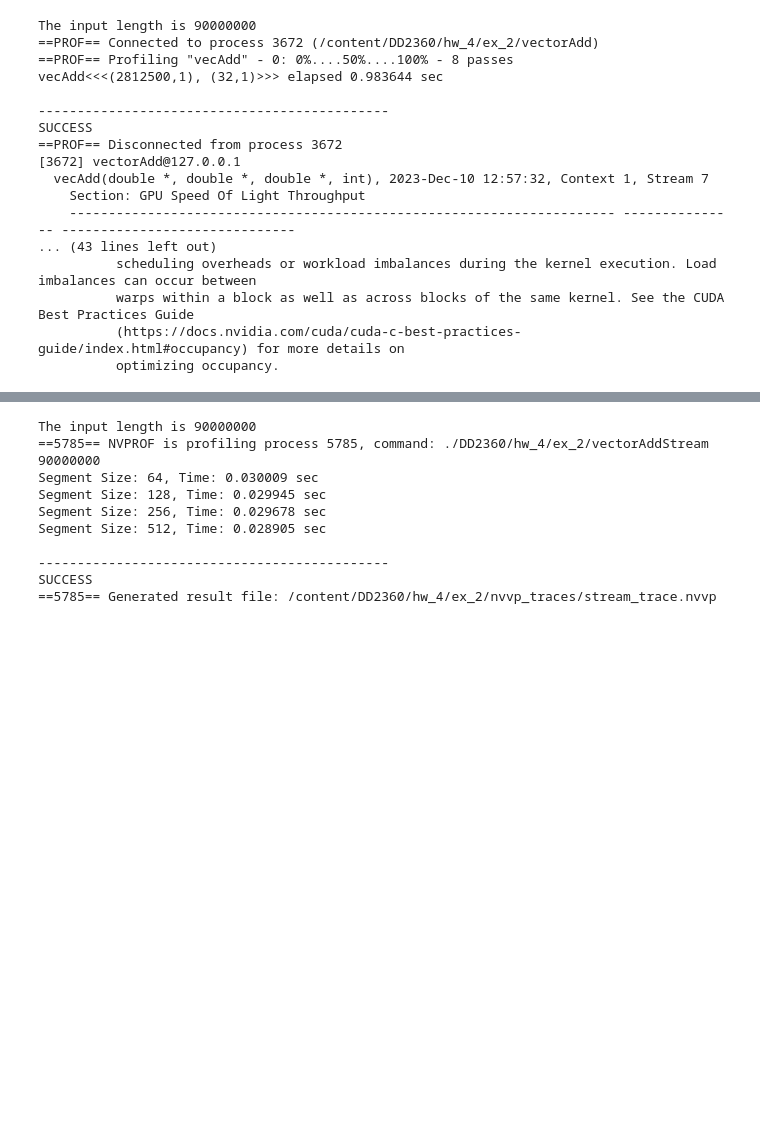
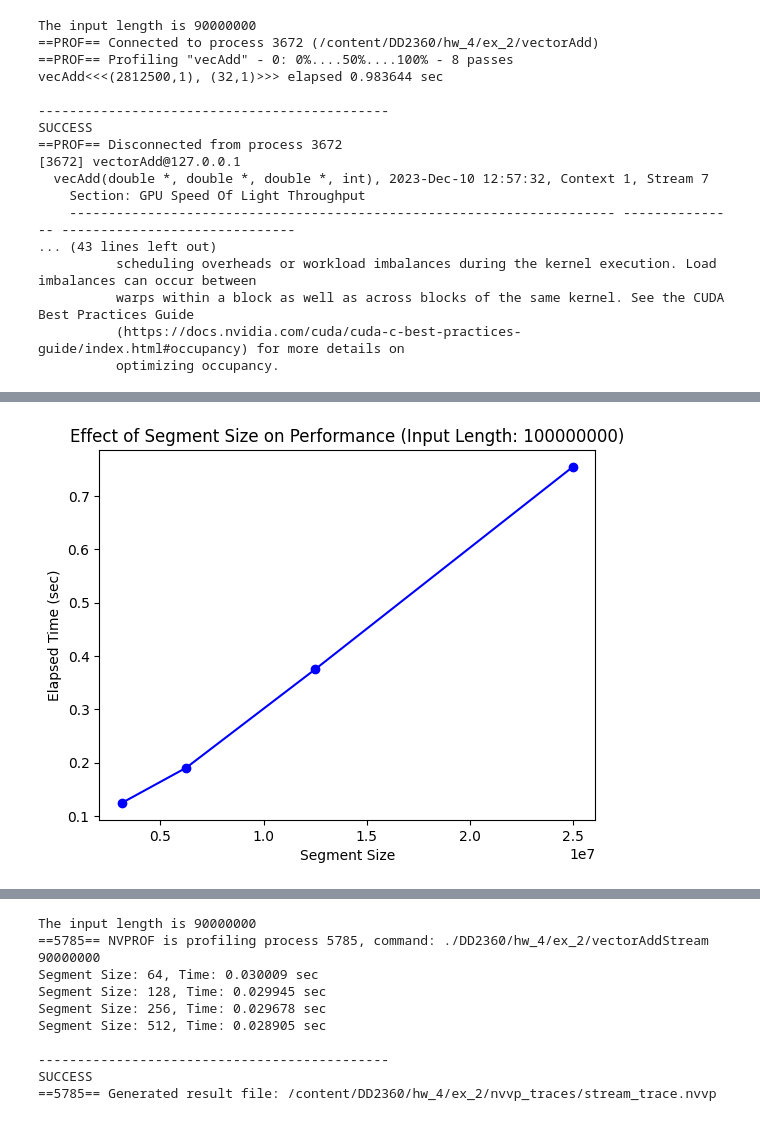
Before and after one commit to MoggmentuM/DD2360, a Jupyter notebook: hw_4/ex_2/DD2360_HW4.ipynb, the cells around one changed output, grey strips where cells are left out. Drawn from its saved outputs; the diff is of its cells as text; code cells hidden in the pictures; blank space fills up the shorter version.

```diff
--- a/hw_4/ex_2/DD2360_HW4.ipynb
+++ b/hw_4/ex_2/DD2360_HW4.ipynb
@@ -105,0 +166,19 @@ SUCCESS
+# %%
+import matplotlib.pyplot as plt
+
+# Input lengths
+input_length = 100000000
+
+# Elapsed times for each segment size
+segment_sizes = [3125000, 6250000, 12500000, 25000000]
+elapsed_times = [0.124387, 0.190406, 0.374908, 0.754635]
+
+# Plotting
+plt.plot(segment_sizes, elapsed_times, marker='o', linestyle='-', color='b')
+
+plt.xlabel('Segment Size')
+plt.ylabel('Elapsed Time (sec)')
+plt.title(f'Effect of Segment Size on Performance (Input Length: {input_length})')
+plt.show()
+# %% [output]
+[figure, added]
```
Also changed, not shown: parts of 9 cells of this notebook, 4 other files.
